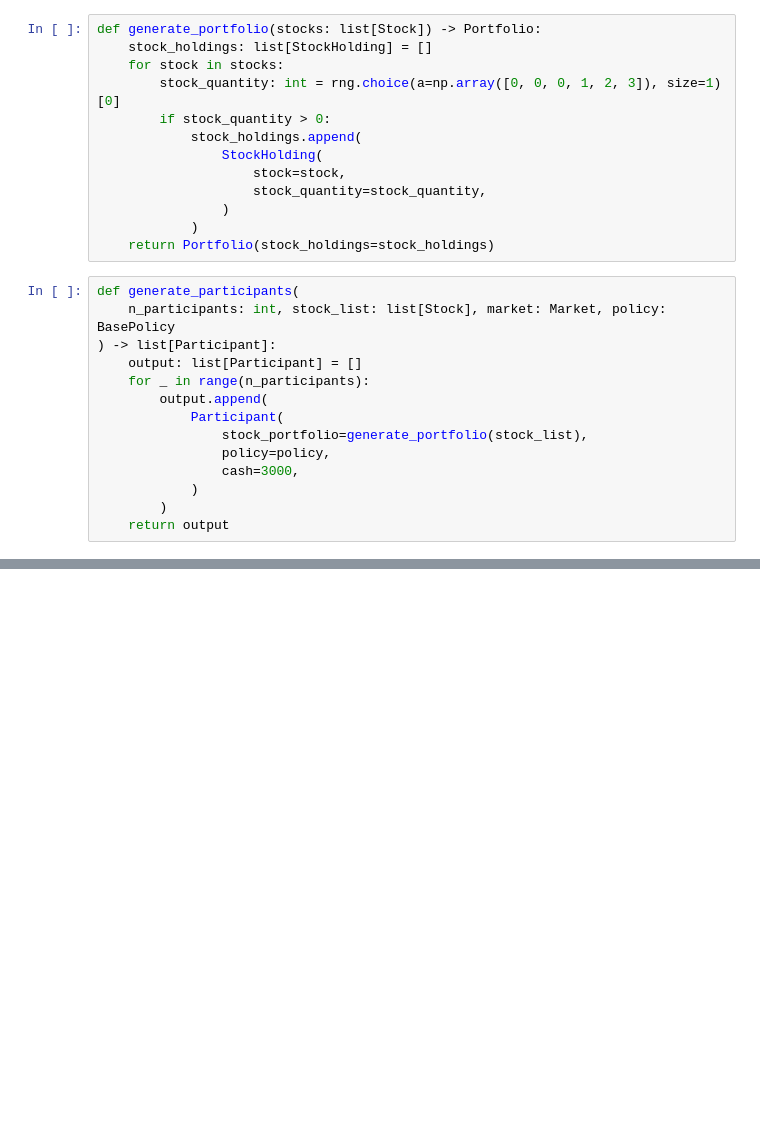
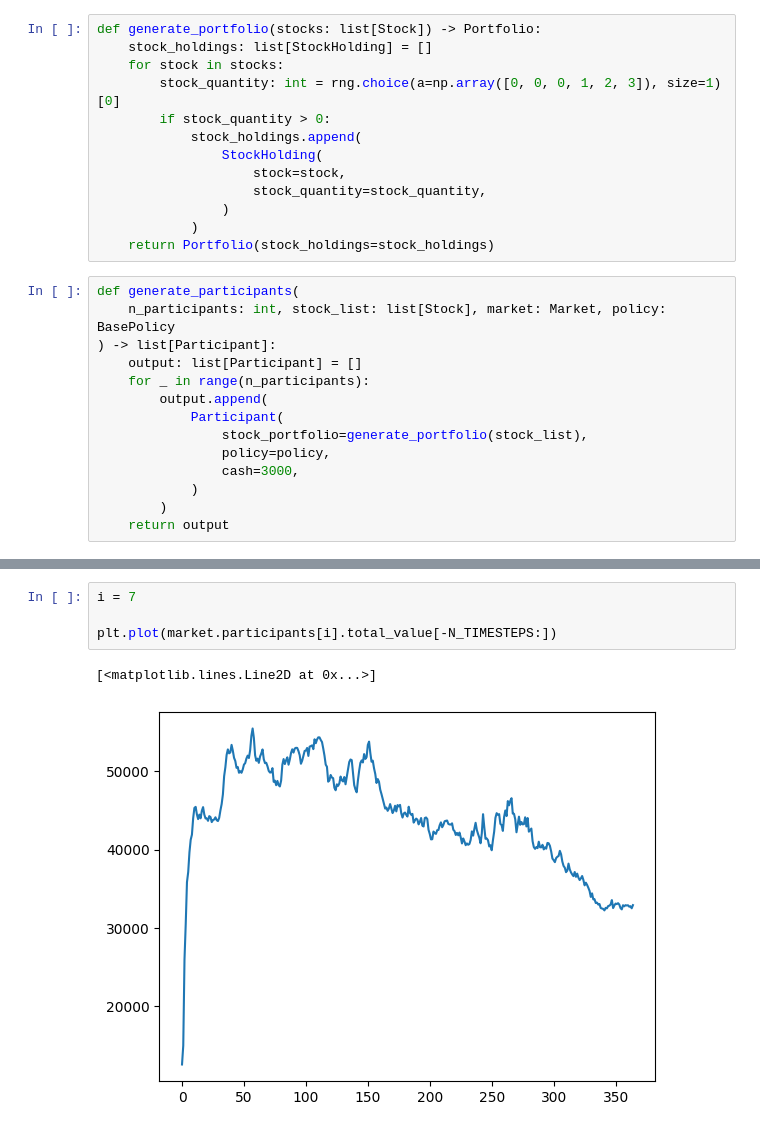
Before and after one commit to jaredpomerantz/stockmarketsim, a Jupyter notebook: examples/run_market.ipynb, the cells around one changed output, grey strips where cells are left out. Cells and saved outputs as stored; diff of their text form; blank space fills up the shorter version.

```diff
--- a/examples/run_market.ipynb
+++ b/examples/run_market.ipynb
@@ -124,0 +164,7 @@ print(market.stocks[10].earning_value_of_assets)
+# %%
+i = 7
+
+plt.plot(market.participants[i].total_value[-N_TIMESTEPS:])
+# %% [output]
+[<matplotlib.lines.Line2D at 0x...>]
+[figure, added]
```
Also changed, not shown: parts of 7 cells of this notebook, 9 other files.
